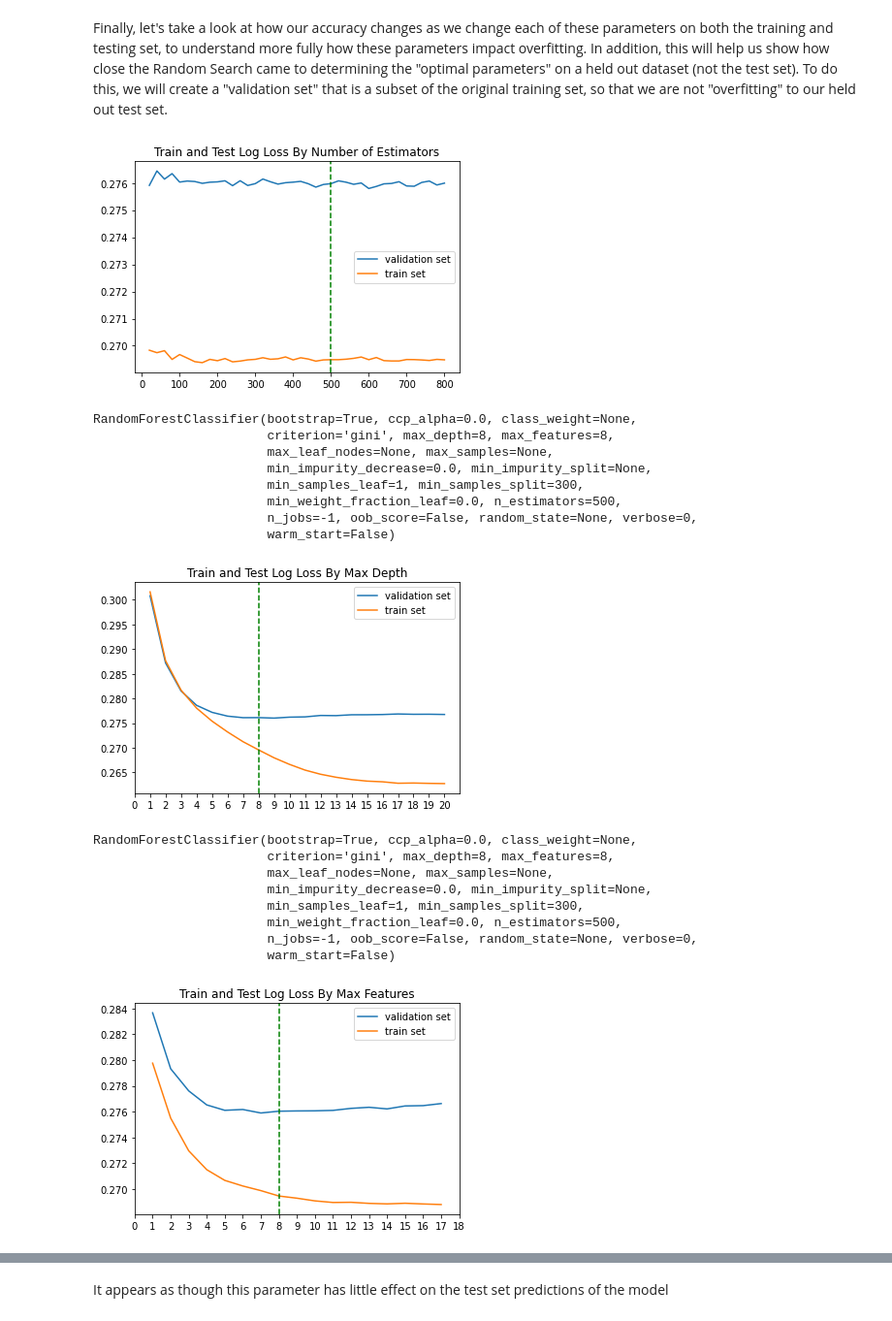
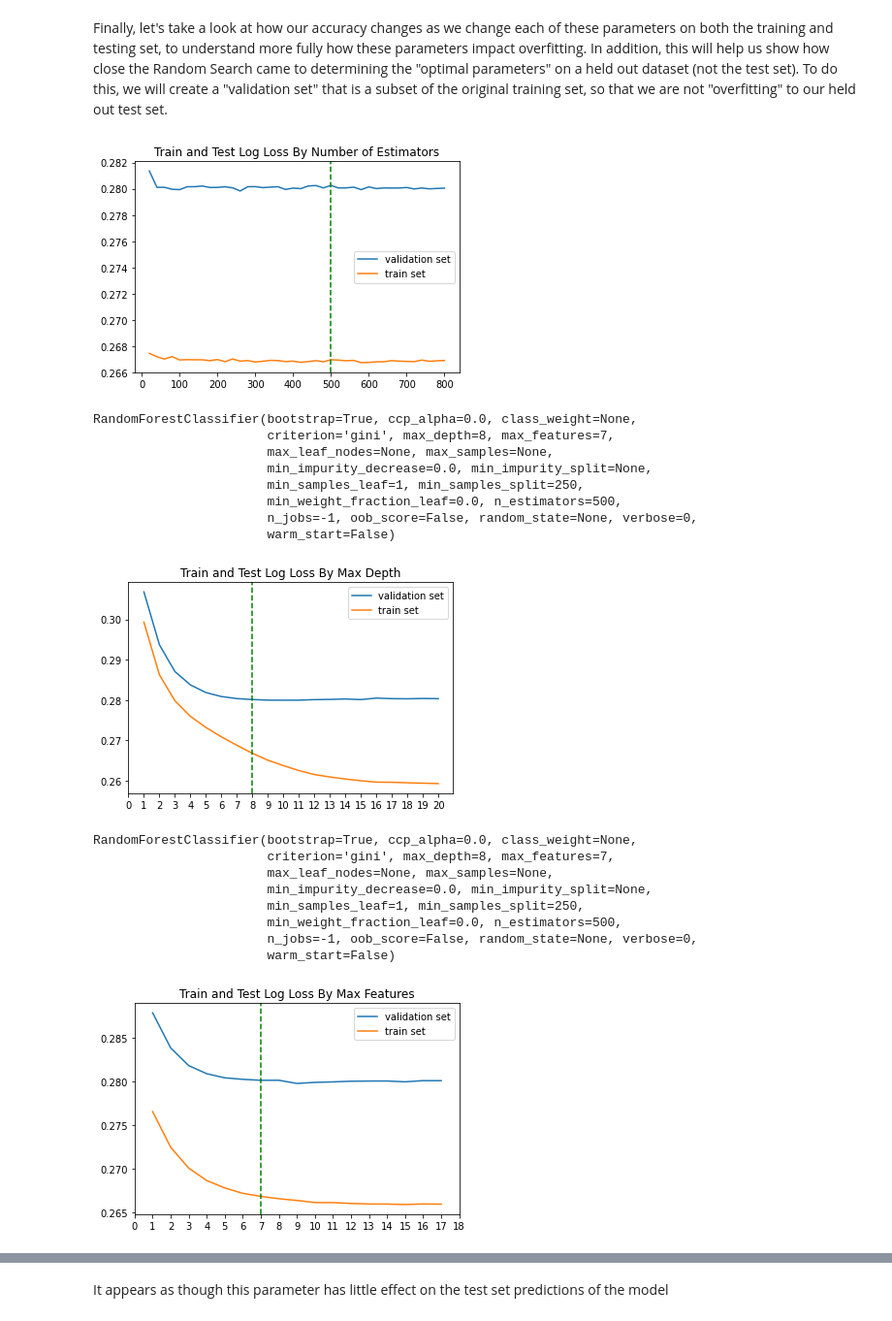
Before and after one commit to andrewsimplebet/expected_goals_deep_dive, a Jupyter notebook: 1. Random Forest Cross Validation And Hyperparameter Tuning.ipynb, the cells around one changed output, grey strips where cells are left out. Shown at 97% size. Drawn from its saved outputs; the diff is of its cells as text; code cells hidden in the pictures.

```diff
--- a/1. Random Forest Cross Validation And Hyperparameter Tuning.ipynb
+++ b/1. Random Forest Cross Validation And Hyperparameter Tuning.ipynb
@@ -31,6 +33,7 @@ from sklearn.metrics import log_loss, roc_auc_score, roc_curve
 # %%
 shots_model = pd.read_csv('shots_design_matrix.csv')
-shots_model=shots_model.drop(columns=['Unnamed: 0',  'firstName',  'lastName',  'label', 'venue', 'date', 'eventSec'])
+shots_model=shots_model[shots_model['Distance'] < 75]
+shots_model=shots_model.drop(columns=['Unnamed: 0',  'firstName',  'lastName',  'label', 'venue', 'date', 'eventSec', 'matchPeriod'])
 # %% [markdown]
 <font color='black'> Let's separate our data into our target variables (goals),  and our design matrix used to predict  goals (everything else).</font>
 # %%
@@ -421,14 +424,14 @@ We  improve  our log loss  ever  so slightly. However, it appears as though we a
 # %% [markdown]
 Finally, let's take a look at how our accuracy changes as we change each of these parameters on both the training and testing set, to understand more fully how these parameters impact overfitting. In addition, this will help us show how close the Random Search came to determining the "optimal parameters" on a held out dataset (not the test set). To do this, we will create a "validation set" that is a subset of the original training set, so that we are not "overfitting" to our held out test set.
 # %%
-x_train_2, x_val, y_train_2, y_val = train_test_split(x_train, y_train, test_size=0.2, random_state=42)
+x_train_2, x_val, y_train_2, y_val = train_test_split(x_train, y_train, test_size=0.25, random_state=42)
 # %%
 initial_random_forest_model = RandomForestClassifier(n_estimators=500,
-                                                     min_samples_split= 300,
-                                                     min_samples_leaf= 1,
-                                                     max_features= 8,
-                                                     max_depth= 8,
-                                                     criterion= 'gini',
+                                                     min_samples_split=250,
+                                                     min_samples_leaf=5,
+                                                     max_features=7,
+                                                     max_depth=8,
+                                                     criterion='gini',
                                                      n_jobs=-1)
 # %%
 #n_estimators: 0-1000, increasing by 20 each time
@@ -450,15 +453,15 @@ plt.axvline(x=500, color='green', linestyle='--')
 plt.title('Train and Test Log Loss By Number of Estimators')
 plt.show()
 # %% [output]
-[figure, old version]
+[figure, new version]
 # %%
 initial_random_forest_model.set_params(**{"n_estimators": 500})
 # %% [output]
 RandomForestClassifier(bootstrap=True, ccp_alpha=0.0, class_weight=None,
-                       criterion='gini', max_depth=8, max_features=8,
+                       criterion='gini', max_depth=8, max_features=7,
                        max_leaf_nodes=None, max_samples=None,
                        min_impurity_decrease=0.0, min_impurity_split=None,
-                       min_samples_leaf=1, min_samples_split=300,
+                       min_samples_leaf=1, min_samples_split=250,
                        min_weight_fraction_leaf=0.0, n_estimators=500,
                        n_jobs=-1, oob_score=False, random_state=None, verbose=0,
                        warm_start=False)
@@ -484,15 +487,15 @@ plt.xticks(np.arange(21))
 plt.title('Train and Test Log Loss By Max Depth')
 plt.show()
 # %% [output]
-[figure, old version]
+[figure, new version]
 # %%
 initial_random_forest_model.set_params(**{"max_depth": 8})
 # %% [output]
 RandomForestClassifier(bootstrap=True, ccp_alpha=0.0, class_weight=None,
-                       criterion='gini', max_depth=8, max_features=8,
+                       criterion='gini', max_depth=8, max_features=7,
                        max_leaf_nodes=None, max_samples=None,
                        min_impurity_decrease=0.0, min_impurity_split=None,
-                       min_samples_leaf=1, min_samples_split=300,
+                       min_samples_leaf=1, min_samples_split=250,
                        min_weight_fraction_leaf=0.0, n_estimators=500,
                        n_jobs=-1, oob_score=False, random_state=None, verbose=0,
                        warm_start=False)
@@ -512,11 +515,11 @@ for features in max_features_x_axis:
 # %%
 plt.plot(max_features_x_axis, max_features_test_loss,label='validation set')
 plt.plot(max_features_x_axis, max_features_train_loss,label='train set')
 plt.legend()
-plt.axvline(x=8, color='green', linestyle='--')
+plt.axvline(x=7, color='green', linestyle='--')
 plt.xticks(np.arange(19))
 plt.title('Train and Test Log Loss By Max Features')
 plt.show()
 # %% [output]
-[figure, old version]
+[figure, new version]
 # %%
```
Also changed, not shown: parts of 22 cells of this notebook, 2 other files.
